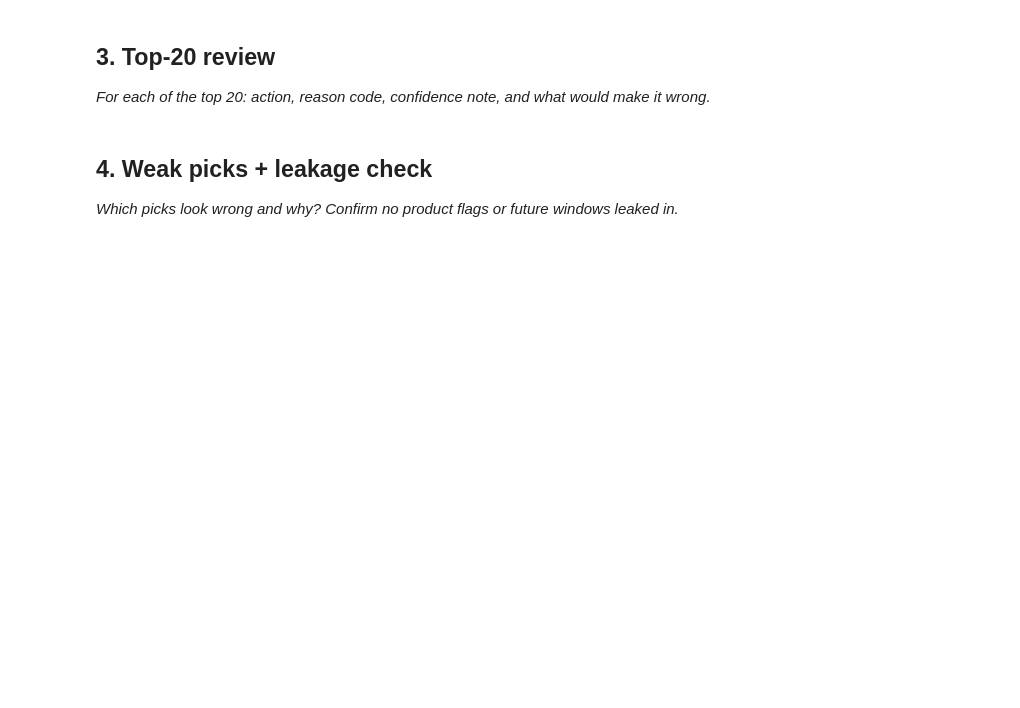
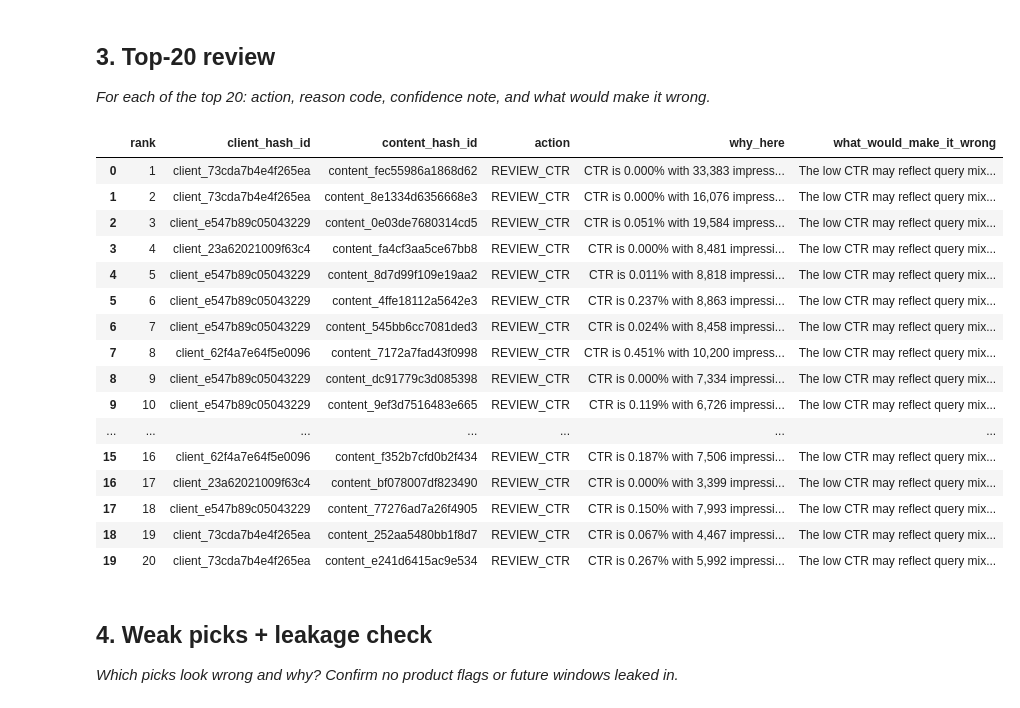
Before and after one commit to eshaamirmalik-sketch/flyrank-ml-internship, a Jupyter notebook: work/notebooks/w04_baseline_score.ipynb, the cells around one changed output. Saved outputs shown, nothing was run; the diff lists cells and outputs as text; code cells hidden in the pictures; blank space fills up the shorter version.

```diff
--- a/work/notebooks/w04_baseline_score.ipynb
+++ b/work/notebooks/w04_baseline_score.ipynb
@@ -18,6 +197,60 @@ This skeleton is yours to fill. Work the sections **in order** — each one has
 ## 3. Top-20 review
 
 *For each of the top 20: action, reason code, confidence note, and what would make it wrong.*
+# %%
+# Top-20 review
+# For each high-priority candidate, record:
+#   - action
+#   - why it was selected
+#   - what could make the recommendation wrong
+
+top20 = queue.head(20).copy()
+
+top20["why_here"] = top20.apply(
+    lambda row: (
+        f"CTR is {row['ctr']:.3f}% with "
+        f"{int(row['gsc_impressions']):,} impressions and "
+        f"average position {row['gsc_avg_position']:.2f}; "
+        f"this meets the LOW_CTR_VISIBLE rule."
+    ),
+    axis=1
+)
+
+top20["what_would_make_it_wrong"] = (
+    "The low CTR may reflect query mix, measurement limitations, "
+    "or other context not captured by this baseline."
+)
+
+review = top20[
+    [
+        "rank",
+        "client_hash_id",
+        "content_hash_id",
+        "action",
+        "why_here",
+        "what_would_make_it_wrong"
+    ]
+].copy()
+
+display(review)
+# %% [output]
+|  | rank | client_hash_id | content_hash_id | action | why_here | what_would_make_it_wrong |
+| 0 | 1 | client_73cda7b4e4f265ea | content_fec55986a1868d62 | REVIEW_CTR | CTR is 0.000% with 33,383 impress... | The low CTR may reflect query mix... |
+| 1 | 2 | client_73cda7b4e4f265ea | content_8e1334d6356668e3 | REVIEW_CTR | CTR is 0.000% with 16,076 impress... | The low CTR may reflect query mix... |
+| 2 | 3 | client_e547b89c05043229 | content_0e03de7680314cd5 | REVIEW_CTR | CTR is 0.051% with 19,584 impress... | The low CTR may reflect query mix... |
+| 3 | 4 | client_23a62021009f63c4 | content_fa4cf3aa5ce67bb8 | REVIEW_CTR | CTR is 0.000% with 8,481 impressi... | The low CTR may reflect query mix... |
+| 4 | 5 | client_e547b89c05043229 | content_8d7d99f109e19aa2 | REVIEW_CTR | CTR is 0.011% with 8,818 impressi... | The low CTR may reflect query mix... |
+| 5 | 6 | client_e547b89c05043229 | content_4ffe18112a5642e3 | REVIEW_CTR | CTR is 0.237% with 8,863 impressi... | The low CTR may reflect query mix... |
+| 6 | 7 | client_e547b89c05043229 | content_545bb6cc7081ded3 | REVIEW_CTR | CTR is 0.024% with 8,458 impressi... | The low CTR may reflect query mix... |
+| 7 | 8 | client_62f4a7e64f5e0096 | content_7172a7fad43f0998 | REVIEW_CTR | CTR is 0.451% with 10,200 impress... | The low CTR may reflect query mix... |
+| 8 | 9 | client_e547b89c05043229 | content_dc91779c3d085398 | REVIEW_CTR | CTR is 0.000% with 7,334 impressi... | The low CTR may reflect query mix... |
+| 9 | 10 | client_e547b89c05043229 | content_9ef3d7516483e665 | REVIEW_CTR | CTR is 0.119% with 6,726 impressi... | The low CTR may reflect query mix... |
+| ... | ... | ... | ... | ... | ... | ... |
+| 15 | 16 | client_62f4a7e64f5e0096 | content_f352b7cfd0b2f434 | REVIEW_CTR | CTR is 0.187% with 7,506 impressi... | The low CTR may reflect query mix... |
+| 16 | 17 | client_23a62021009f63c4 | content_bf078007df823490 | REVIEW_CTR | CTR is 0.000% with 3,399 impressi... | The low CTR may reflect query mix... |
+| 17 | 18 | client_e547b89c05043229 | content_77276ad7a26f4905 | REVIEW_CTR | CTR is 0.150% with 7,993 impressi... | The low CTR may reflect query mix... |
+| 18 | 19 | client_73cda7b4e4f265ea | content_252aa5480bb1f8d7 | REVIEW_CTR | CTR is 0.067% with 4,467 impressi... | The low CTR may reflect query mix... |
+| 19 | 20 | client_73cda7b4e4f265ea | content_e241d6415ac9e534 | REVIEW_CTR | CTR is 0.267% with 5,992 impressi... | The low CTR may reflect query mix... |
 # %% [markdown]
 ## 4. Weak picks + leakage check
 
```
Also changed, not shown: parts of 4 cells of this notebook.
